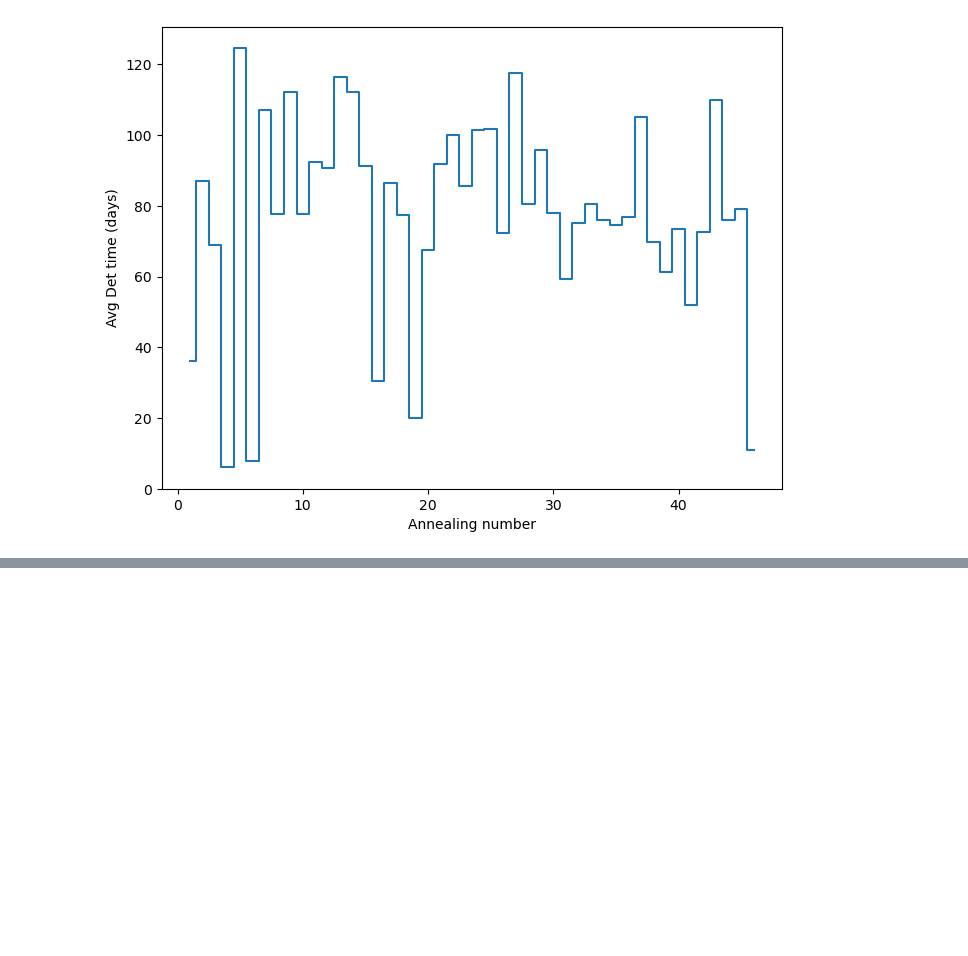
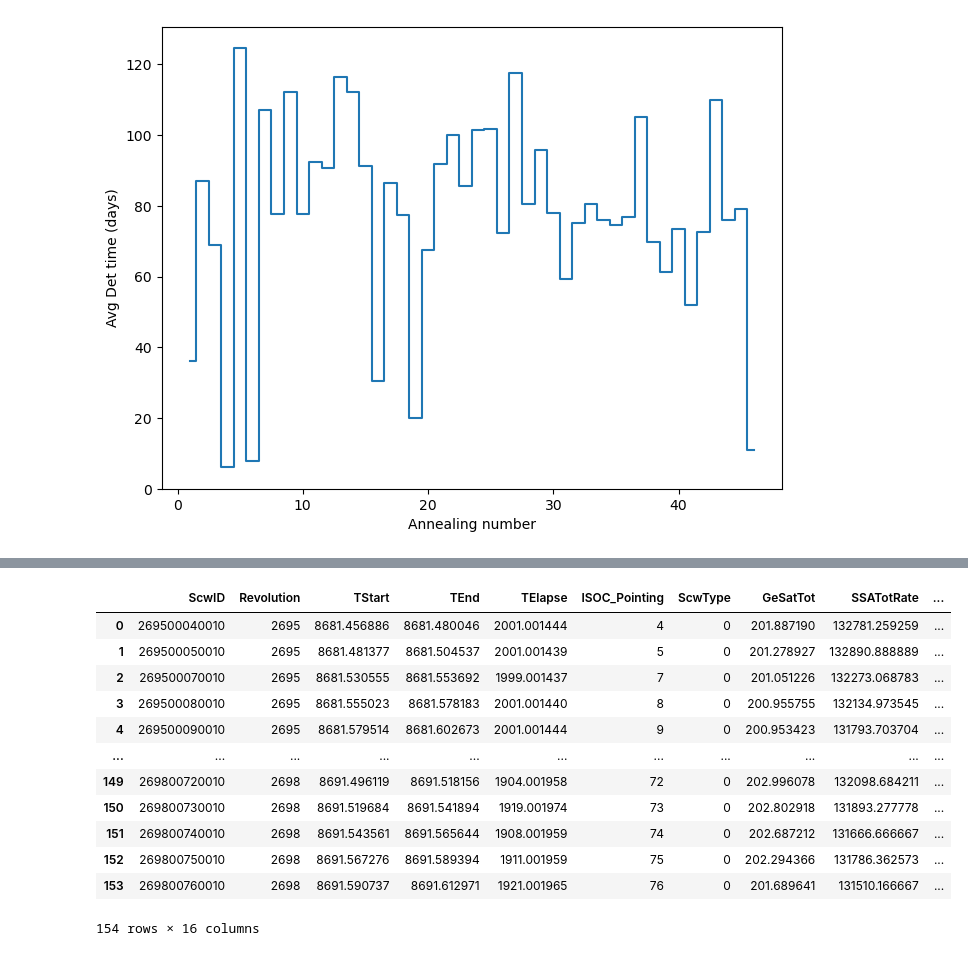
Before and after one commit to tristanbouchet/spibackground, a Jupyter notebook: test_background.ipynb, the cells around one changed output, grey strips where cells are left out. Saved outputs shown, nothing was run; the diff lists cells and outputs as text; code cells hidden in the pictures; blank space fills up the shorter version.

```diff
--- a/test_background.ipynb
+++ b/test_background.ipynb
@@ -304,0 +402,7 @@ ax.set_ylim(0)
+# %%
+# Test the merge
+point_df_merged = scw_tracer_db.merge_with_point_df(point_df, epsilon_T=0.001)
+print(f"Successfully merged {len(point_df_merged)} rows")
+print(f"{len(point_df_merged['ScwID'].unique())} unique ScwID")
+point_df_merged
+# %% [output]
@@ -304,0 +410,13 @@ ax.set_ylim(0)
+|  | ScwID | Revolution | TStart | TEnd | TElapse | ISOC_Pointing | ScwType | GeSatTot | SSATotRate | ... |
+| 0 | 269500040010 | 2695 | 8681.456886 | 8681.480046 | 2001.001444 | 4 | 0 | 201.887190 | 132781.259259 | ... |
+| 1 | 269500050010 | 2695 | 8681.481377 | 8681.504537 | 2001.001439 | 5 | 0 | 201.278927 | 132890.888889 | ... |
+| 2 | 269500070010 | 2695 | 8681.530555 | 8681.553692 | 1999.001437 | 7 | 0 | 201.051226 | 132273.068783 | ... |
+| 3 | 269500080010 | 2695 | 8681.555023 | 8681.578183 | 2001.001440 | 8 | 0 | 200.955755 | 132134.973545 | ... |
+| 4 | 269500090010 | 2695 | 8681.579514 | 8681.602673 | 2001.001444 | 9 | 0 | 200.953423 | 131793.703704 | ... |
+| ... | ... | ... | ... | ... | ... | ... | ... | ... | ... | ... |
+| 149 | 269800720010 | 2698 | 8691.496119 | 8691.518156 | 1904.001958 | 72 | 0 | 202.996078 | 132098.684211 | ... |
+| 150 | 269800730010 | 2698 | 8691.519684 | 8691.541894 | 1919.001974 | 73 | 0 | 202.802918 | 131893.277778 | ... |
+| 151 | 269800740010 | 2698 | 8691.543561 | 8691.565644 | 1908.001959 | 74 | 0 | 202.687212 | 131666.666667 | ... |
+| 152 | 269800750010 | 2698 | 8691.567276 | 8691.589394 | 1911.001959 | 75 | 0 | 202.294366 | 131786.362573 | ... |
+| 153 | 269800760010 | 2698 | 8691.590737 | 8691.612971 | 1921.001965 | 76 | 0 | 201.689641 | 131510.166667 | ... |
+154 rows × 16 columns
```
Also changed, not shown: parts of 10 cells of this notebook, 1 other file.
